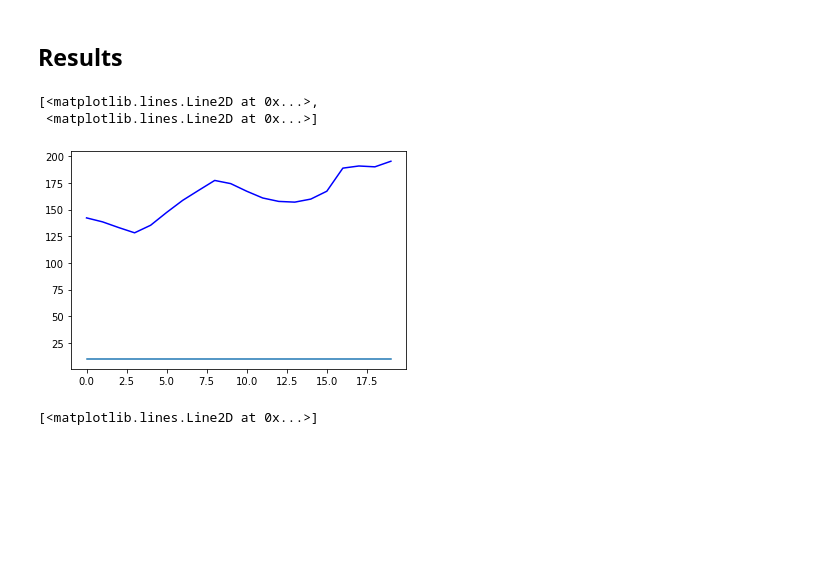
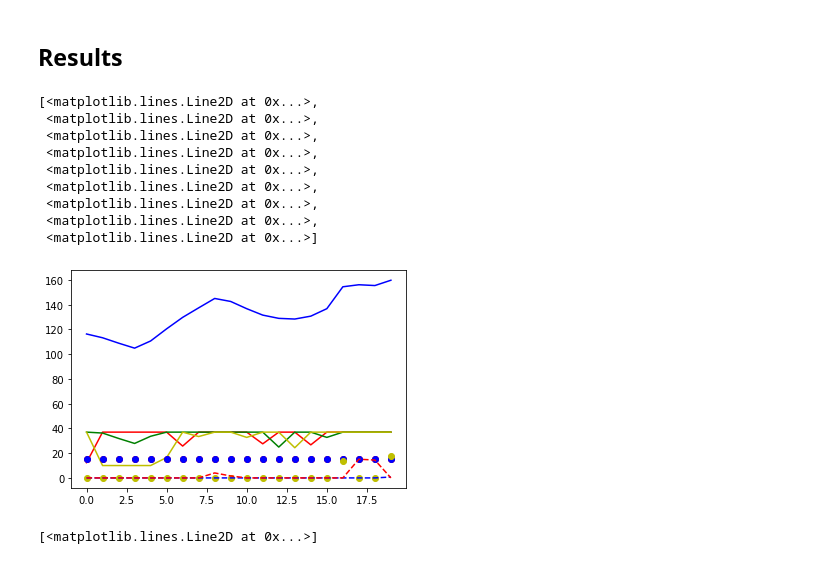
Before and after one commit to dbotvynko/ETE_project, a Jupyter notebook: project2021.ipynb, the cells around one changed output. Saved outputs shown, nothing was run; the diff lists cells and outputs as text; code cells hidden in the pictures; blank space fills up the shorter version.

```diff
--- a/project2021.ipynb
+++ b/project2021.ipynb
@@ -188,9 +199,2 @@ print(xNORD[4])  # TAC2 pour 20 heures pour NORD
 # %% [markdown]
 ## Constraints
-# %%
-s = 0
-for i in range(0, len(demand_Sud)):
-    for k in range(8):
-        s += xSUD[k][i].values()
-
-print(s)
@@ -253,28 +249,56 @@ On / Off -> ne peut pas changer de statut en moins de ... heures (dyration)
 import -> importN = - importS
 # %% [markdown]
 ## Results
-# %%
-res_x1_1 = [pulp.value(xSUD[1][i]) for i in range(0, len(demand_Sud))]
-#res_x1_2 = [pulp.value(xSUD[2][i]) for i in range(0, len(demand_Sud))]
-"""
-res_x1_2 = [pulp.value(x1_2[i]) for i in range(0, len(demand_Sud))]
-res_x1_3 = [pulp.value(x1_3[i]) for i in range(0, len(demand_Sud))]
-res_x1_4 = [pulp.value(x1_4[i]) for i in range(0, len(demand_Sud))]
-res_x1_5 = [pulp.value(x1_5[i]) for i in range(0, len(demand_Sud))]
-
-res_x2_1 = [pulp.value(x2_1[i]) for i in range(0, len(demand_Nord))]
-res_x2_2 = [pulp.value(x2_2[i]) for i in range(0, len(demand_Nord))]
-res_x2_3 = [pulp.value(x2_3[i]) for i in range(0, len(demand_Nord))]
-res_x2_3 = [pulp.value(x2_4[i]) for i in range(0, len(demand_Nord))]
-
-"""
-
-#plt.plot(demand,'b')
-plt.plot(demand_Sud, 'b', res_x1_1)
-# %% [output]
-[<matplotlib.lines.Line2D at 0x...>,
- <matplotlib.lines.Line2D at 0x...>]
-[figure, removed]
+# %%
+res_x1_1 = [pulp.value(xSUD[0][i]) for i in range(0, len(demand_Sud))]
+res_x1_2 = [pulp.value(xSUD[1][i]) for i in range(0, len(demand_Sud))]
+res_x1_3 = [pulp.value(xSUD[2][i]) for i in range(0, len(demand_Sud))]
+res_x1_4 = [pulp.value(xSUD[3][i]) for i in range(0, len(demand_Sud))]
+res_x1_5 = [pulp.value(xSUD[4][i]) for i in range(0, len(demand_Sud))]
+res_x1_6 = [pulp.value(xSUD[5][i]) for i in range(0, len(demand_Sud))]
+res_x1_7 = [pulp.value(xSUD[6][i]) for i in range(0, len(demand_Sud))]
+res_x1_8 = [pulp.value(xSUD[7][i]) for i in range(0, len(demand_Sud))]
+
+res_x2_1 = [pulp.value(xNORD[0][i]) for i in range(0, len(demand_Nord))]
+res_x2_2 = [pulp.value(xNORD[1][i]) for i in range(0, len(demand_Nord))]
+res_x2_3 = [pulp.value(xNORD[2][i]) for i in range(0, len(demand_Nord))]
+res_x2_4 = [pulp.value(xNORD[3][i]) for i in range(0, len(demand_Nord))]
+res_x2_5 = [pulp.value(xNORD[4][i]) for i in range(0, len(demand_Nord))]
+res_x2_6 = [pulp.value(xNORD[5][i]) for i in range(0, len(demand_Nord))]
+res_x2_7 = [pulp.value(xNORD[6][i]) for i in range(0, len(demand_Nord))]
+res_x2_8 = [pulp.value(xNORD[7][i]) for i in range(0, len(demand_Nord))]
+#res_x1_2 = [pulp.value(xSUD[2][i]) for i in range(0, len(demand_Sud))]
+"""
+res_x1_2 = [pulp.value(x1_2[i]) for i in range(0, len(demand_Sud))]
+res_x1_3 = [pulp.value(x1_3[i]) for i in range(0, len(demand_Sud))]
+res_x1_4 = [pulp.value(x1_4[i]) for i in range(0, len(demand_Sud))]
+res_x1_5 = [pulp.value(x1_5[i]) for i in range(0, len(demand_Sud))]
+
+res_x2_1 = [pulp.value(x2_1[i]) for i in range(0, len(demand_Nord))]
+res_x2_2 = [pulp.value(x2_2[i]) for i in range(0, len(demand_Nord))]
+res_x2_3 = [pulp.value(x2_3[i]) for i in range(0, len(demand_Nord))]
+res_x2_3 = [pulp.value(x2_4[i]) for i in range(0, len(demand_Nord))]
+
+"""
+
+#plt.plot(demand,'b')
+#plt.plot(demand_Sud, 'b', res_x1_1, 'r', res_x1_2, 'g', res_x1_3, 'y', res_x1_4, 'ro',
+ #        res_x1_5, 'bo', res_x1_6, 'yo', res_x1_7, 'b--', res_x1_8, 'r--')
+
+
+plt.plot(demand_Nord, 'b', res_x2_1, 'r', res_x2_2, 'g', res_x2_3, 'y', res_x2_4, 'ro',
+         res_x2_5, 'bo', res_x2_6, 'yo', res_x2_7, 'b--', res_x2_8, 'r--')
+# %% [output]
+[<matplotlib.lines.Line2D at 0x...>,
+ <matplotlib.lines.Line2D at 0x...>,
+ <matplotlib.lines.Line2D at 0x...>,
+ <matplotlib.lines.Line2D at 0x...>,
+ <matplotlib.lines.Line2D at 0x...>,
+ <matplotlib.lines.Line2D at 0x...>,
+ <matplotlib.lines.Line2D at 0x...>,
+ <matplotlib.lines.Line2D at 0x...>,
+ <matplotlib.lines.Line2D at 0x...>]
+[figure, added]
 # %%
 def elec_plan_graphique(usage_ran_x, usage_ran_y, demande):
     ax = plt.axes(frameon=False, aspect=1)
```
Also changed, not shown: parts of 5 cells of this notebook.
